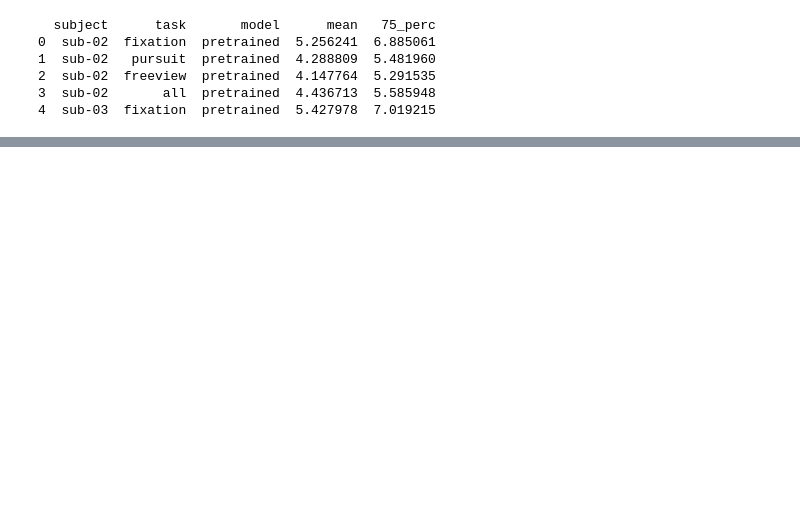
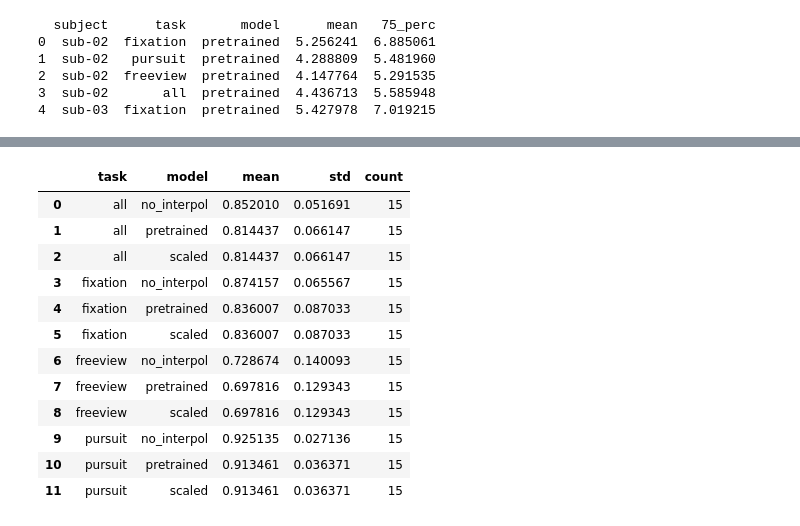
Before and after one commit to mszinte/deepmreye, a Jupyter notebook: training_code/final_plots_calib.ipynb, the cells around one changed output, grey strips where cells are left out. Drawn from its saved outputs; the diff is of its cells as text; code cells hidden in the pictures; blank space fills up the shorter version.

```diff
--- a/training_code/final_plots_calib.ipynb
+++ b/training_code/final_plots_calib.ipynb
@@ -142,0 +294,22 @@ df_ee = pd.concat([df_ee, df_calib], ignore_index=True)
+# %%
+# CORRELATION (all models)
+df_corr_first = pd.read_csv('/Users/sinakling/Desktop/correlation_calib.csv')
+df_corr_sim = pd.read_csv('/Users/sinakling/Desktop/correlation_sim_calib.csv')
+
+df_corr = pd.concat([df_corr_first, df_corr_sim], ignore_index=True)
+# %%
+df_corr_first.groupby(['task', 'model'])['mean_pearson'].agg(['mean', 'std', 'count']).reset_index()
+# %% [output]
+|  | task | model | mean | std | count |
+| 0 | all | no_interpol | 0.852010 | 0.051691 | 15 |
+| 1 | all | pretrained | 0.814437 | 0.066147 | 15 |
+| 2 | all | scaled | 0.814437 | 0.066147 | 15 |
+| 3 | fixation | no_interpol | 0.874157 | 0.065567 | 15 |
+| 4 | fixation | pretrained | 0.836007 | 0.087033 | 15 |
+| 5 | fixation | scaled | 0.836007 | 0.087033 | 15 |
+| 6 | freeview | no_interpol | 0.728674 | 0.140093 | 15 |
+| 7 | freeview | pretrained | 0.697816 | 0.129343 | 15 |
+| 8 | freeview | scaled | 0.697816 | 0.129343 | 15 |
+| 9 | pursuit | no_interpol | 0.925135 | 0.027136 | 15 |
+| 10 | pursuit | pretrained | 0.913461 | 0.036371 | 15 |
+| 11 | pursuit | scaled | 0.913461 | 0.036371 | 15 |
```
Also changed, not shown: parts of 19 cells of this notebook, 2 other files.
